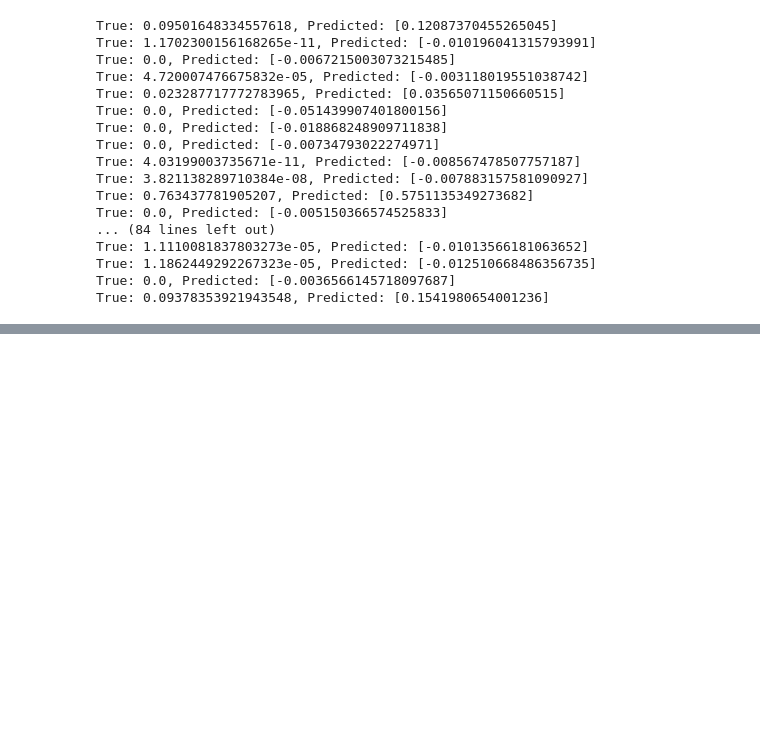
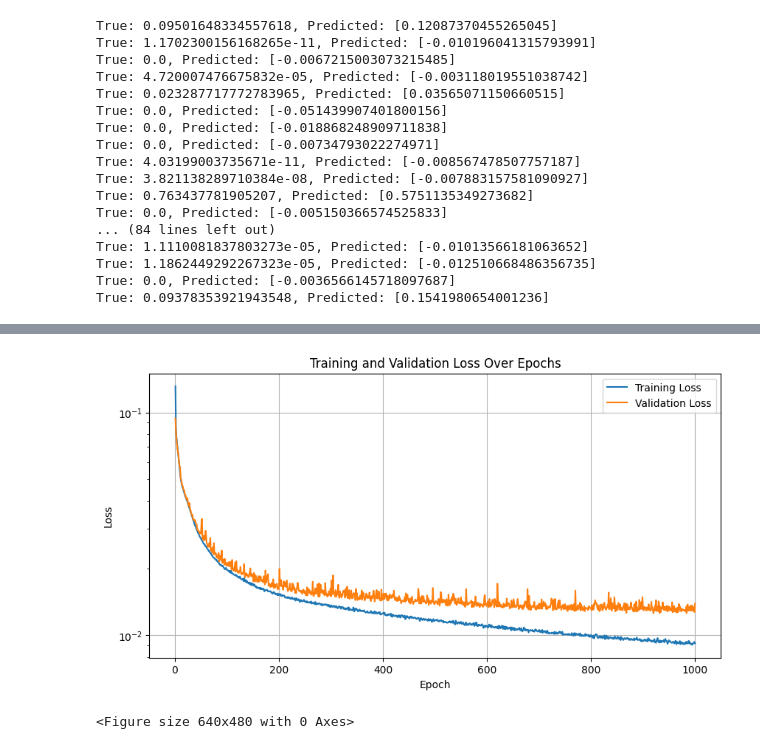
Before and after one commit to yifeidong0/dynamicCageForMPPI, a Jupyter notebook: scripts/cage_metric_trainer.ipynb, the cells around one changed output, grey strips where cells are left out. Drawn from its saved outputs; the diff is of its cells as text; code cells hidden in the pictures; blank space fills up the shorter version.

```diff
--- a/scripts/cage_metric_trainer.ipynb
+++ b/scripts/cage_metric_trainer.ipynb
@@ -299,7 +219,7 @@ from sklearn.model_selection import train_test_split
 from sklearn.preprocessing import MinMaxScaler, StandardScaler
 from torch.utils.data import DataLoader, TensorDataset
 # %%
-layer_size = 128
+layer_size = 64
 
 # Training loop
 def train_loop(dataloader, model, loss_fn, optimizer):
@@ -350,7 +270,7 @@ class NeuralNetwork(nn.Module):
 # %%
 # Assuming 'inputs' and 'labels' are your data
 # labels = [[s,m] for s,m in zip(success_labels, maneuver_labels)]
-labels = success_labels
+labels = [-dis+stick+engage for dis,stick,engage in quality]
 X_train, X_test, y_train, y_test = train_test_split(inputs, labels, test_size=0.15, random_state=42)
 
 # # Min-Max Scaling
@@ -517,7 +438,7 @@ min_max_scaler = MinMaxScaler()
 X_train = min_max_scaler.fit_transform(X_train)
 X_test = min_max_scaler.transform(X_test)
 X_val = min_max_scaler.transform(X_val)
-joblib.dump(min_max_scaler, 'scaler_minmax.pkl')
+joblib.dump(min_max_scaler, 'scaler_minmax_ours.pkl')
 
 # Convert arrays to PyTorch tensors
 X_train_tensor = torch.tensor(X_train, dtype=torch.float32)
@@ -540,7 +461,7 @@ test_loader = DataLoader(test_dataset, batch_size=batch_size, shuffle=False)
 model = NeuralNetwork()
 
 # Define the optimizer and loss function
-learning_rate = 1e-4  # Adjusted learning rate
+learning_rate = 2e-4  # Adjusted learning rate
 optimizer = optim.Adam(model.parameters(), lr=learning_rate)
 loss_fn = nn.MSELoss()  # Mean Squared Error Loss for regression
 
@@ -570,13 +491,17 @@ def val_loop(dataloader, model, loss_fn):
     return total_loss / len(dataloader)
 
 # Training process
-epochs = 100
+epochs = 1000
+train_losses = []
+val_losses = []
 for epoch in range(epochs):
     train_loss = train_loop(train_loader, model, loss_fn, optimizer)
     val_loss = val_loop(val_loader, model, loss_fn)
     print(f"Epoch {epoch+1}\n-------------------------------")
     print(f"Training Loss: {train_loss:.4f}")
     print(f"Validation Loss: {val_loss:.4f}")
+    train_losses.append(train_loss)
+    val_losses.append(val_loss)
 
 # Evaluation
 model.eval()
@@ -586,7 +511,7 @@ with torch.no_grad():
     print(f"Test Loss: {test_loss}")
 
 # Save the model
-torch.save(model.state_dict(), 'model_12d_2d_outputs.pth')
+torch.save(model.state_dict(), 'model_ours.pth')
 # %% [output]
 Epoch 1
 -------------------------------
@@ -607,0 +533,30 @@ Test Loss: 0.029725832864642143
+# %%
+# Create a plot of training and validation losses
+fig = plt.figure(figsize=(10, 5))
+ax = fig.add_subplot()
+plt.plot(range(1, epochs + 1), train_losses, label="Training Loss")
+plt.plot(range(1, epochs + 1), val_losses, label="Validation Loss")
+ax.set_yscale('log')
+plt.xlabel("Epoch")
+plt.ylabel("Loss")
+plt.title("Training and Validation Loss Over Epochs")
+plt.legend()
+plt.grid(True)
+
+# Display the plot
+# plt.show()
+# Save the plot as an image (optional)
+plt.savefig("loss_plot_ours.png")
+# %% [output]
+[figure, added]
+# %%
+import pandas as pd
+
+# Create a DataFrame to store epoch, training loss, and validation loss
+data = {'Epoch': range(1, epochs + 1), 'Training Loss': train_losses, 'Validation Loss': val_losses}
+df = pd.DataFrame(data)
+
+# Save the DataFrame to a CSV file
+df.to_csv("losses_ours.csv", index=False)
+# %% [output]
+<Figure size 640x480 with 0 Axes>
```
Also changed, not shown: parts of 24 cells of this notebook, 7 other files.
